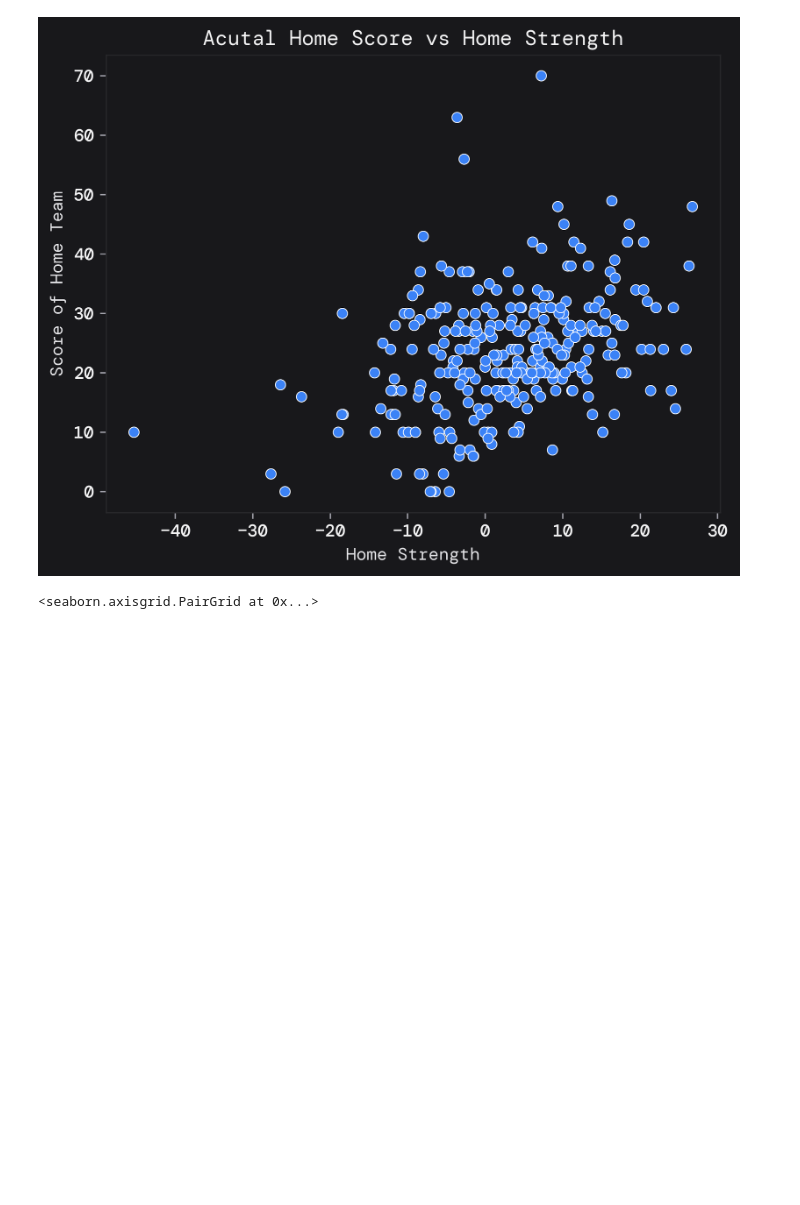
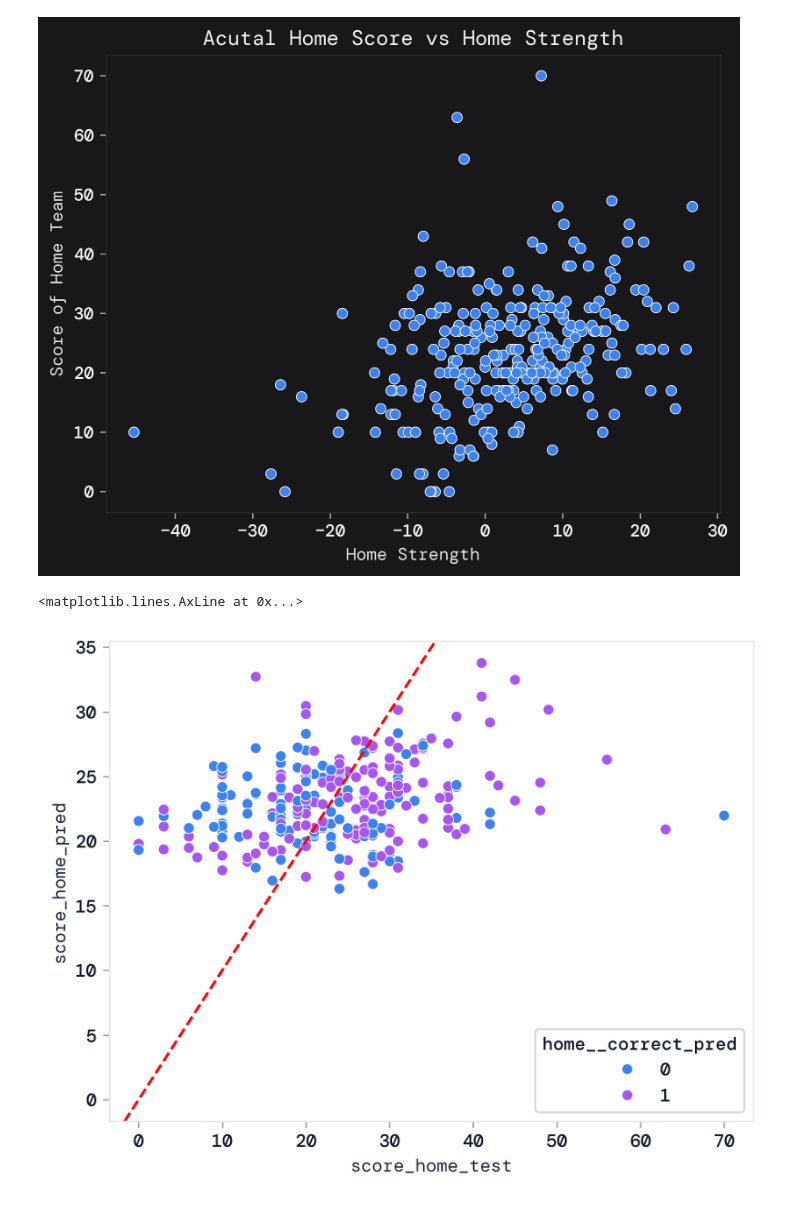
Before and after one commit to brownjrr/nfl_score_prediction, a Jupyter notebook: Model_Evaluation.ipynb, the cells around one changed output. Saved outputs shown, nothing was run; the diff lists cells and outputs as text; code cells hidden in the pictures; blank space fills up the shorter version.

```diff
--- a/Model_Evaluation.ipynb
+++ b/Model_Evaluation.ipynb
@@ -216,7 +196,12 @@ plt.ylabel("Score of Home Team")
 # %% [output]
 Text(0, 0.5, 'Score of Home Team')
 [figure]
-# %%
-sns.pairplot(rfr_results, hue="per_game_mape")
-# %% [output]
-<seaborn.axisgrid.PairGrid at 0x...>
+# %%
+sns.scatterplot(data = rfr_results,
+                x = 'score_home_test',
+                y = 'score_home_pred',
+                hue = 'home__correct_pred')
+plt.axline((0, 0), slope=1, color='red', linestyle='--')
+# %% [output]
+<matplotlib.lines.AxLine at 0x...>
+[figure, added]
```
Also changed, not shown: parts of 18 cells of this notebook, 10 other files.
